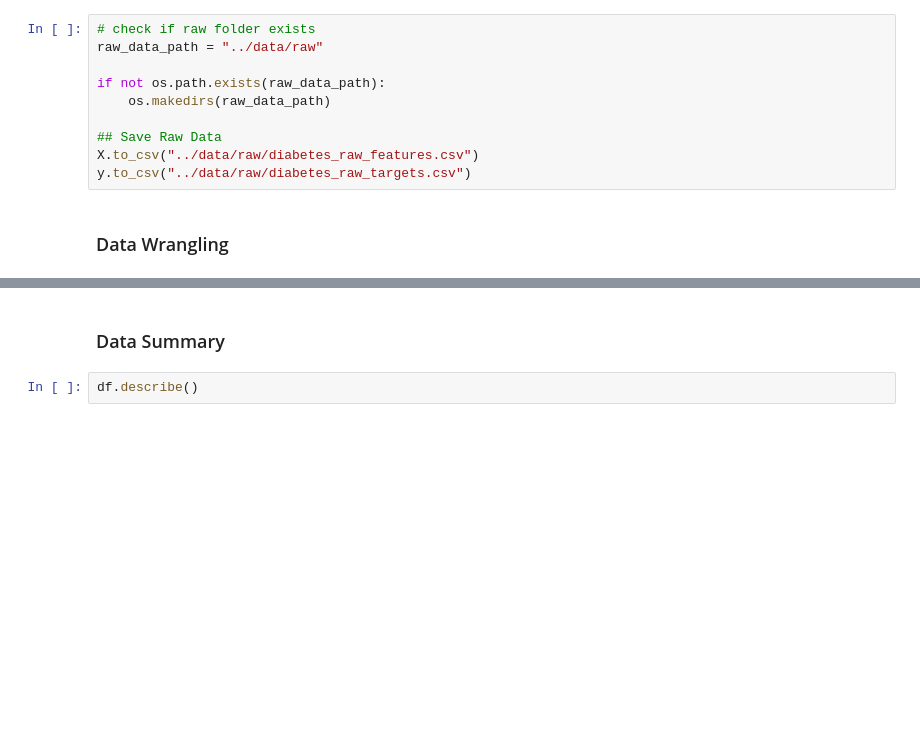
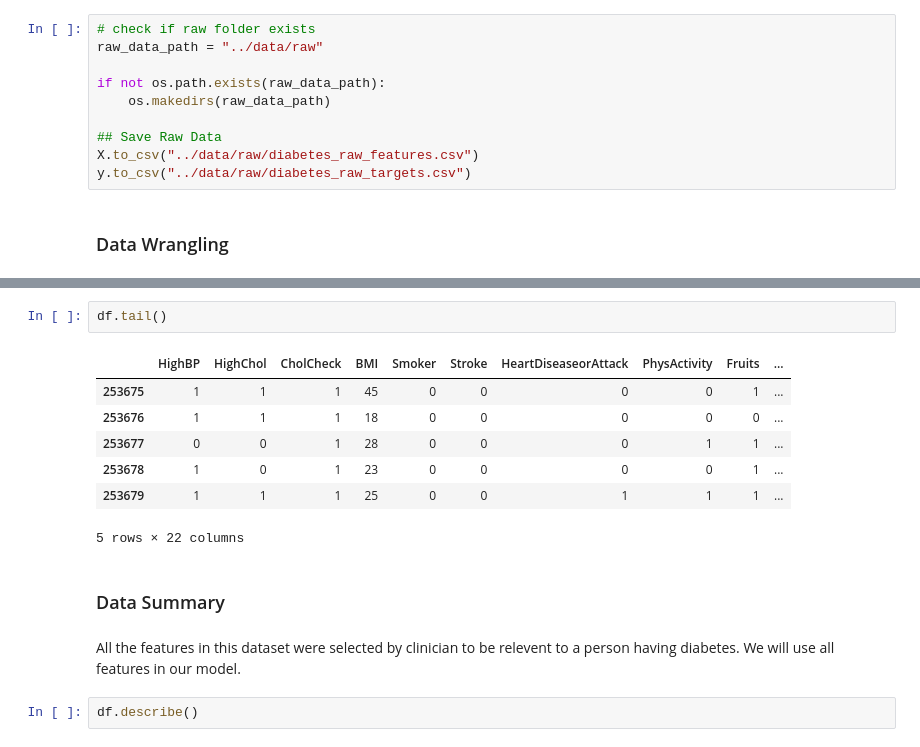
Before and after one commit to alxwen711/cdc_diabetes_prediction, a Jupyter notebook: notebooks/cdc_diabetes_prediction_report.ipynb, the cells around one changed output, grey strips where cells are left out. Drawn from its saved outputs; the diff is of its cells as text; blank space fills up the shorter version.

```diff
--- a/notebooks/cdc_diabetes_prediction_report.ipynb
+++ b/notebooks/cdc_diabetes_prediction_report.ipynb
@@ -135,5 +137,17 @@ memory usage: 42.6 MB
+# %%
+df.tail()
+# %% [output]
+|  | HighBP | HighChol | CholCheck | BMI | Smoker | Stroke | HeartDiseaseorAttack | PhysActivity | Fruits | ... |
+| 253675 | 1 | 1 | 1 | 45 | 0 | 0 | 0 | 0 | 1 | ... |
+| 253676 | 1 | 1 | 1 | 18 | 0 | 0 | 0 | 0 | 0 | ... |
+| 253677 | 0 | 0 | 1 | 28 | 0 | 0 | 0 | 1 | 1 | ... |
+| 253678 | 1 | 0 | 1 | 23 | 0 | 0 | 0 | 0 | 1 | ... |
+| 253679 | 1 | 1 | 1 | 25 | 0 | 0 | 1 | 1 | 1 | ... |
+5 rows × 22 columns
 # %% [markdown]
 ### Data Summary
+# %% [markdown]
+All the features in this dataset were selected by clinician to be relevent to a person having diabetes. We will use all features in our model.
 # %%
 df.describe()
 # %% [output]
```
Also changed, not shown: parts of 4 cells of this notebook.
